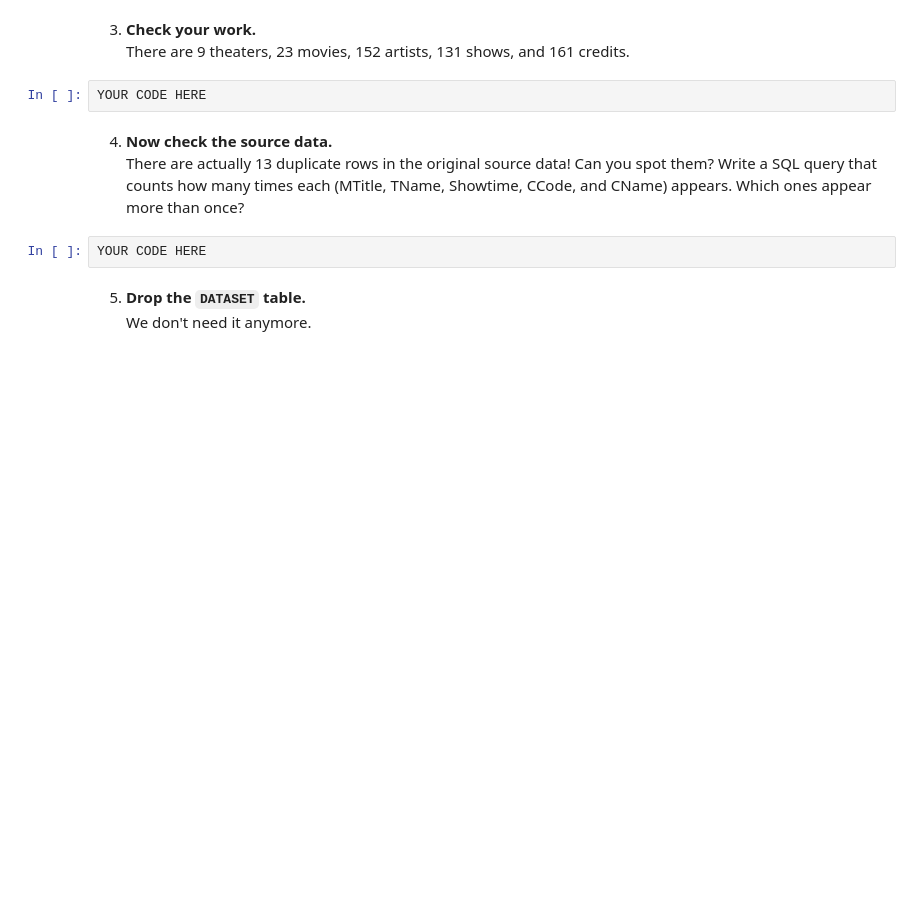
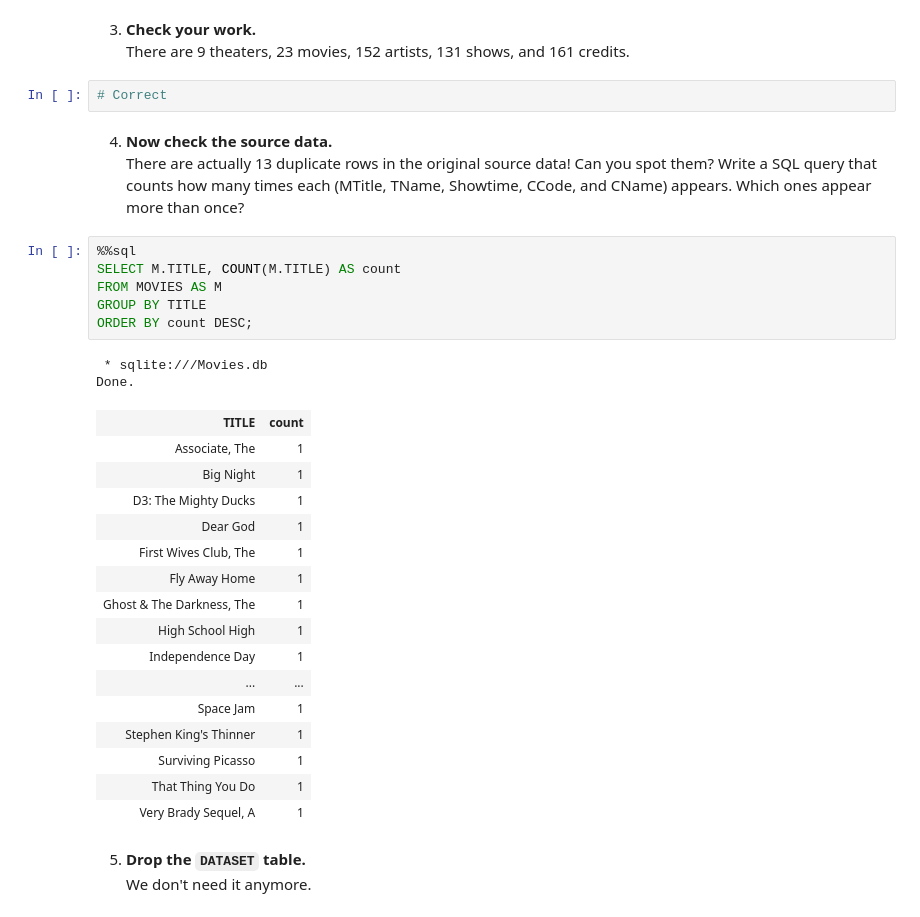
Before and after one commit to fairfield-ba510-spring2020/movies-tonight-bridgetweill, a Jupyter notebook: Part3.ipynb, the cells around one changed output. Saved outputs shown, nothing was run; the diff lists cells and outputs as text; blank space fills up the shorter version.

```diff
--- a/Part3.ipynb
+++ b/Part3.ipynb
@@ -107,13 +105,36 @@ Done.
 # %% [markdown]
 3. **Check your work.**
 There are 9 theaters, 23 movies, 152 artists, 131 shows, and 161 credits.
-# %%
-YOUR CODE HERE
+# %%
+# Correct
 # %% [markdown]
 4. **Now check the source data.**
 There are actually 13 duplicate rows in the original source data! Can you spot them? Write a SQL query that counts how many times each (MTitle, TName, Showtime, CCode, and CName) appears. Which ones appear more than once?
-# %%
-YOUR CODE HERE
+# %%
+%%sql
+SELECT M.TITLE, COUNT(M.TITLE) AS count
+FROM MOVIES AS M
+GROUP BY TITLE
+ORDER BY count DESC;
+# %% [output]
+ * sqlite:///Movies.db
+Done.
+| TITLE | count |
+| Associate, The | 1 |
+| Big Night | 1 |
+| D3: The Mighty Ducks | 1 |
+| Dear God | 1 |
+| First Wives Club, The | 1 |
+| Fly Away Home | 1 |
+| Ghost & The Darkness, The | 1 |
+| High School High | 1 |
+| Independence Day | 1 |
+| ... | ... |
+| Space Jam | 1 |
+| Stephen King's Thinner | 1 |
+| Surviving Picasso | 1 |
+| That Thing You Do | 1 |
+| Very Brady Sequel, A | 1 |
 # %% [markdown]
 5. **Drop the `DATASET` table.**
 We don't need it anymore.
```
Also changed, not shown: parts of 3 cells of this notebook, 2 other files.
